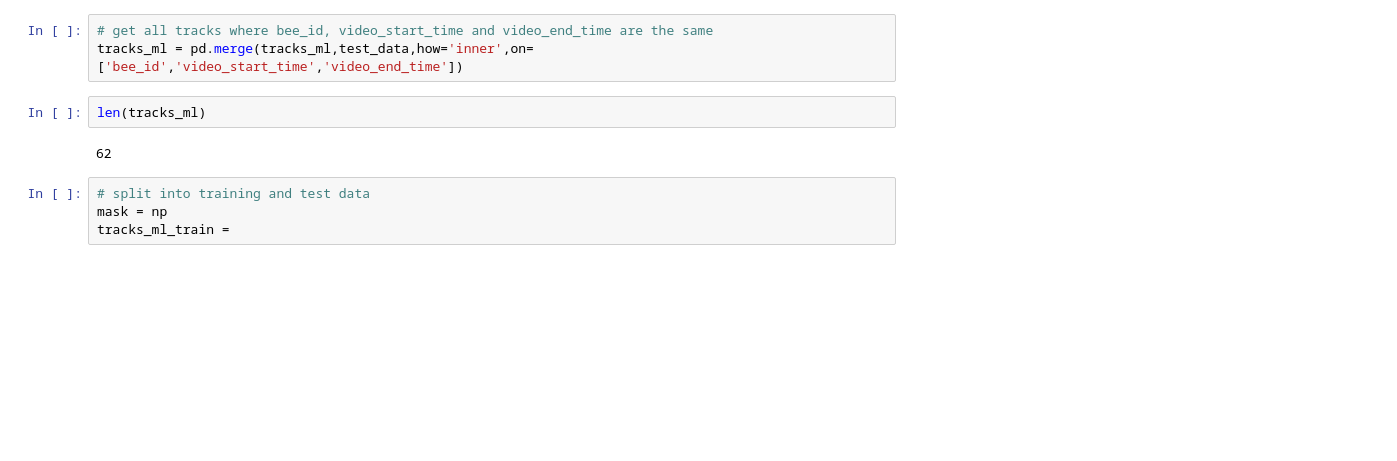
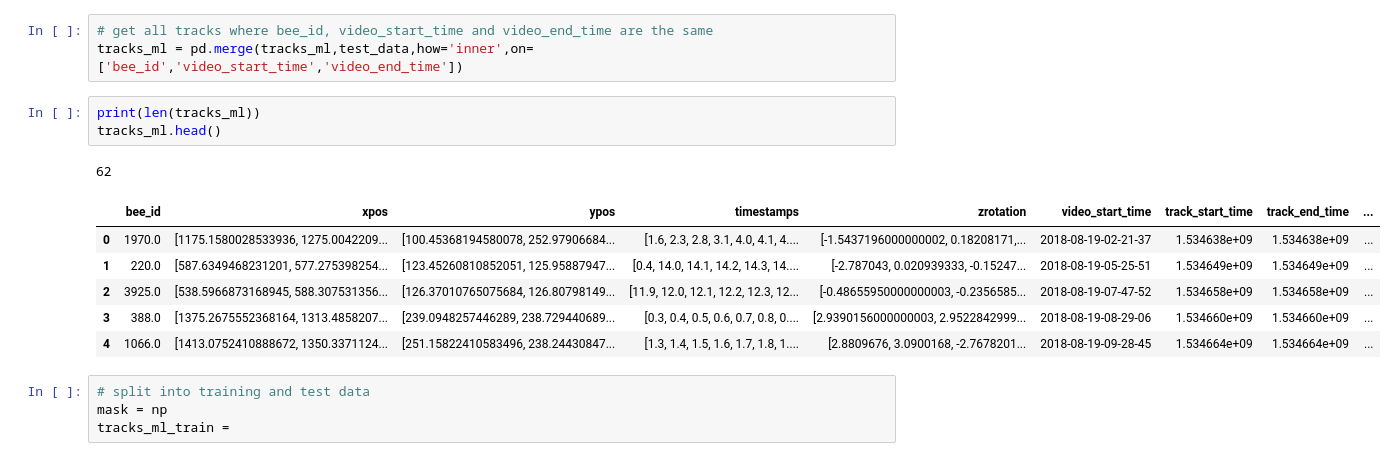
Before and after one commit to tschopo/swp_bioroboticslab, a Jupyter notebook: pipeline_tracking_test_daniel4.ipynb, the cells around one changed output. Saved outputs shown, nothing was run; the diff lists cells and outputs as text; blank space fills up the shorter version.

```diff
--- a/pipeline_tracking_test_daniel4.ipynb
+++ b/pipeline_tracking_test_daniel4.ipynb
@@ -367,10 +367,17 @@ bee_ids and both videos correct: 0.60 (62/104)
 # %%
 # get all tracks where bee_id, video_start_time and video_end_time are the same
 tracks_ml = pd.merge(tracks_ml,test_data,how='inner',on=['bee_id','video_start_time','video_end_time'])
-# %%
-len(tracks_ml)
-# %% [output]
-62
+# %%
+print(len(tracks_ml))
+tracks_ml.head()
+# %% [output]
+62
+|  | bee_id | xpos | ypos | timestamps | zrotation | video_start_time | track_start_time | track_end_time | ... |
+| 0 | 1970.0 | [1175.1580028533936, 1275.0042209... | [100.45368194580078, 252.97906684... | [1.6, 2.3, 2.8, 3.1, 4.0, 4.1, 4.... | [-1.5437196000000002, 0.18208171,... | 2018-08-19-02-21-37 | 1.534638e+09 | 1.534638e+09 | ... |
+| 1 | 220.0 | [587.6349468231201, 577.275398254... | [123.45260810852051, 125.95887947... | [0.4, 14.0, 14.1, 14.2, 14.3, 14.... | [-2.787043, 0.020939333, -0.15247... | 2018-08-19-05-25-51 | 1.534649e+09 | 1.534649e+09 | ... |
+| 2 | 3925.0 | [538.5966873168945, 588.307531356... | [126.37010765075684, 126.80798149... | [11.9, 12.0, 12.1, 12.2, 12.3, 12... | [-0.48655950000000003, -0.2356585... | 2018-08-19-07-47-52 | 1.534658e+09 | 1.534658e+09 | ... |
+| 3 | 388.0 | [1375.2675552368164, 1313.4858207... | [239.0948257446289, 238.729440689... | [0.3, 0.4, 0.5, 0.6, 0.7, 0.8, 0.... | [2.9390156000000003, 2.9522842999... | 2018-08-19-08-29-06 | 1.534660e+09 | 1.534660e+09 | ... |
+| 4 | 1066.0 | [1413.0752410888672, 1350.3371124... | [251.15822410583496, 238.24430847... | [1.3, 1.4, 1.5, 1.6, 1.7, 1.8, 1.... | [2.8809676, 3.0900168, -2.7678201... | 2018-08-19-09-28-45 | 1.534664e+09 | 1.534664e+09 | ... |
 # %%
 # split into training and test data
 mask = np
```
Also changed, not shown: parts of 3 cells of this notebook.
